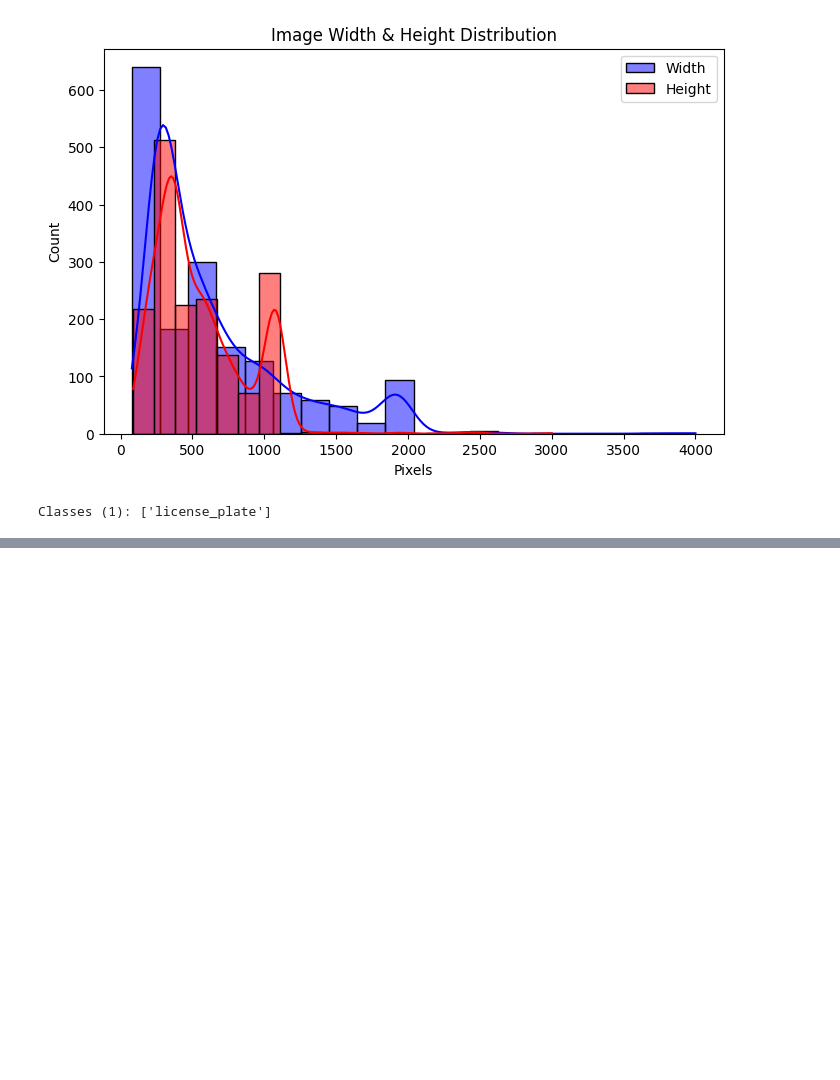
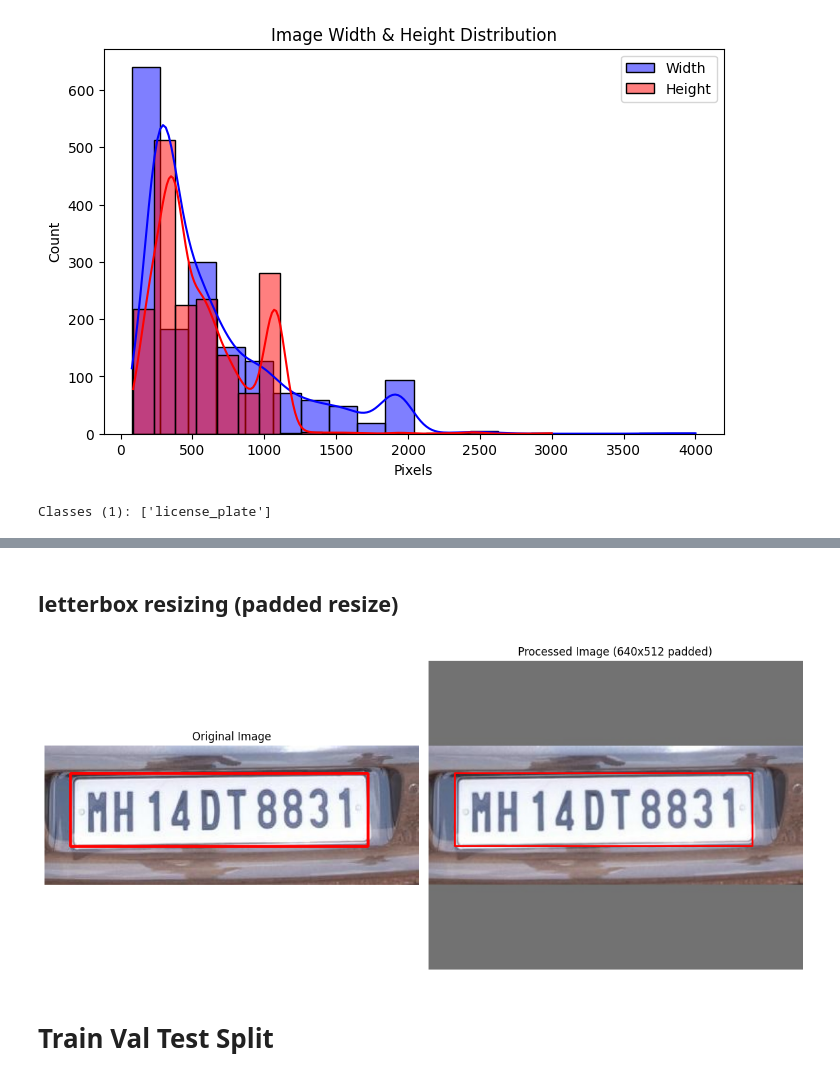
Before and after one commit to AndrewReusche/License_Plate_Detection, a Jupyter notebook: 3rd_notebook.ipynb, the cells around one changed output, grey strips where cells are left out. Drawn from its saved outputs; the diff is of its cells as text; code cells hidden in the pictures; blank space fills up the shorter version.

Commit message:
3rd notebook: data preporcessing

```diff
--- a/3rd_notebook.ipynb
+++ b/3rd_notebook.ipynb
@@ -192,0 +208,16 @@ Classes (1): ['license_plate']
+# %% [markdown]
+## letterbox resizing (padded resize)
+# %%
+#define input and output file paths
+input_img_dir= "data/archive/images/train"
+input_lbl_dir= "data/archive/labels/train"
+
+output_img_dir= "data/processed/images"
+output_lbl_dir= "data/processed/labels"
+
+os.makedirs(output_img_dir, exist_ok=True)
+os.makedirs(output_lbl_dir, exist_ok=True)
+# %%
+#define target dimensions
+target_w= 620
+target_h= 512
@@ -192,0 +319,36 @@ Classes (1): ['license_plate']
+# %%
+#create function to show image and bounding box before and after transformation
+def show_images_side_by_side(img1_path, lbl1_path, img2_path, lbl2_path):
+    img1= show_images_with_boxes(img1_path, lbl1_path, return_img=True)
+    img2= show_images_with_boxes(img2_path, lbl2_path, return_img=True)
+
+    plt.figure(figsize=(12, 6))
+
+    plt.subplot(1, 2, 1)
+    plt.imshow(img1)
+    plt.title("Original Image")
+    plt.axis("off")
+
+    plt.subplot(1, 2, 2)
+    plt.imshow(img2)
+    plt.title("Processed Image (640x512 padded)")
+    plt.axis("off")
+
+    plt.tight_layout()
+    plt.show()
+
+#show before and after example from subset of uncomplicated file names
+image_files= [f for f in os.listdir(input_img_dir) if f.lower().endswith('.jpg')]
+trans_example= sorted(img_files)[8]
+#fix label name edge cases
+label_filename= os.path.splitext(trans_example)[0] + '.txt'
+
+
+show_images_side_by_side(os.path.join(input_img_dir, trans_example),
+                         os.path.join(input_lbl_dir, label_filename),
+                         os.path.join(output_img_dir, trans_example),
+                         os.path.join(output_lbl_dir, label_filename))
+# %% [output]
+[figure, added]
+# %% [markdown]
+# Train Val Test Split
```
Also changed, not shown: parts of 11 cells of this notebook, 2 other files.
